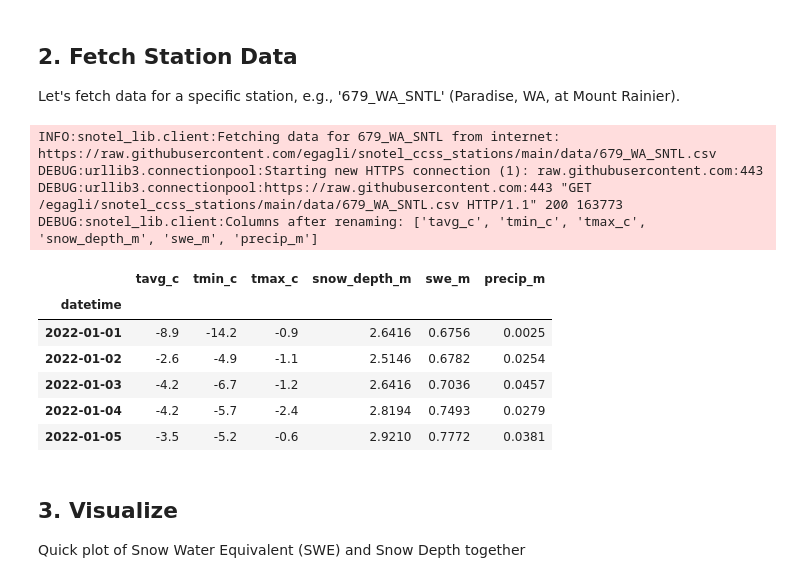
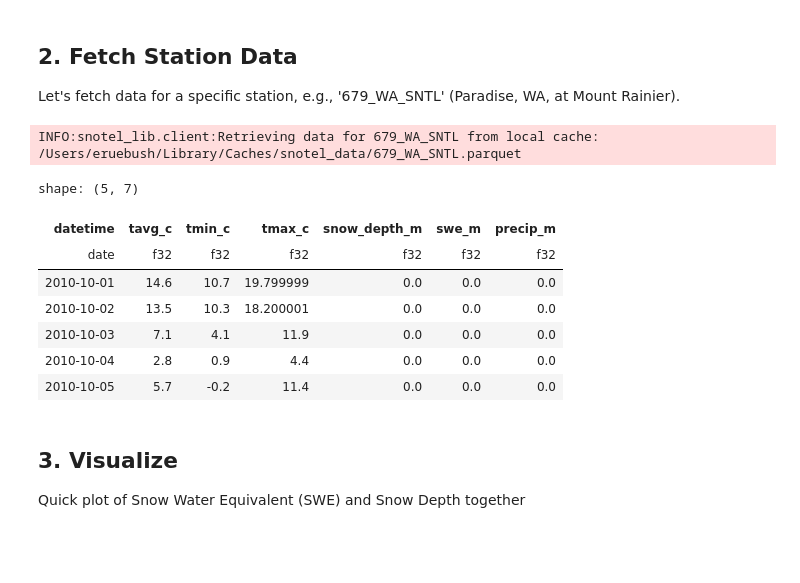
Before and after one commit to elliott-ruebush/snotel_lib, a Jupyter notebook: notebooks/snotel_demo.ipynb, the cells around one changed output. Cells and saved outputs as stored; diff of their text form; code cells hidden in the pictures; blank space fills up the shorter version.

```diff
--- a/notebooks/snotel_demo.ipynb
+++ b/notebooks/snotel_demo.ipynb
@@ -36,21 +36,20 @@ Found 1060 stations
 # %% [markdown]
 ## 2. Fetch Station Data
 Let's fetch data for a specific station, e.g., '679_WA_SNTL' (Paradise, WA, at Mount Rainier).
-# %%
-df = client.get_station_data("679_WA_SNTL", start_date="2022-01-01", end_date="2026-02-21", force_update=True)
-df.head()
-# %% [output]
-INFO:snotel_lib.client:Fetching data for 679_WA_SNTL from internet: https://raw.githubusercontent.com/egagli/snotel_ccss_stations/main/data/679_WA_SNTL.csv
-DEBUG:urllib3.connectionpool:Starting new HTTPS connection (1): raw.githubusercontent.com:443
-DEBUG:urllib3.connectionpool:https://raw.githubusercontent.com:443 "GET /egagli/snotel_ccss_stations/main/data/679_WA_SNTL.csv HTTP/1.1" 200 163773
-DEBUG:snotel_lib.client:Columns after renaming: ['tavg_c', 'tmin_c', 'tmax_c', 'snow_depth_m', 'swe_m', 'precip_m']
-|  | tavg_c | tmin_c | tmax_c | snow_depth_m | swe_m | precip_m |
-| datetime |  |  |  |  |  |  |
-| 2022-01-01 | -8.9 | -14.2 | -0.9 | 2.6416 | 0.6756 | 0.0025 |
-| 2022-01-02 | -2.6 | -4.9 | -1.1 | 2.5146 | 0.6782 | 0.0254 |
-| 2022-01-03 | -4.2 | -6.7 | -1.2 | 2.6416 | 0.7036 | 0.0457 |
-| 2022-01-04 | -4.2 | -5.7 | -2.4 | 2.8194 | 0.7493 | 0.0279 |
-| 2022-01-05 | -3.5 | -5.2 | -0.6 | 2.9210 | 0.7772 | 0.0381 |
+# %%
+today_str = dt.datetime.now().strftime("%Y-%m-%d")
+df = client.get_station_data("679_WA_SNTL", start_date="2010-10-01", end_date=today_str)
+df.head()
+# %% [output]
+INFO:snotel_lib.client:Retrieving data for 679_WA_SNTL from local cache: /Users/eruebush/Library/Caches/snotel_data/679_WA_SNTL.parquet
+shape: (5, 7)
+| datetime | tavg_c | tmin_c | tmax_c | snow_depth_m | swe_m | precip_m |
+| date | f32 | f32 | f32 | f32 | f32 | f32 |
+| 2010-10-01 | 14.6 | 10.7 | 19.799999 | 0.0 | 0.0 | 0.0 |
+| 2010-10-02 | 13.5 | 10.3 | 18.200001 | 0.0 | 0.0 | 0.0 |
+| 2010-10-03 | 7.1 | 4.1 | 11.9 | 0.0 | 0.0 | 0.0 |
+| 2010-10-04 | 2.8 | 0.9 | 4.4 | 0.0 | 0.0 | 0.0 |
+| 2010-10-05 | 5.7 | -0.2 | 11.4 | 0.0 | 0.0 | 0.0 |
 # %% [markdown]
 ## 3. Visualize
 Quick plot of Snow Water Equivalent (SWE) and Snow Depth together
```
Also changed, not shown: parts of 3 cells of this notebook, 9 other files.
